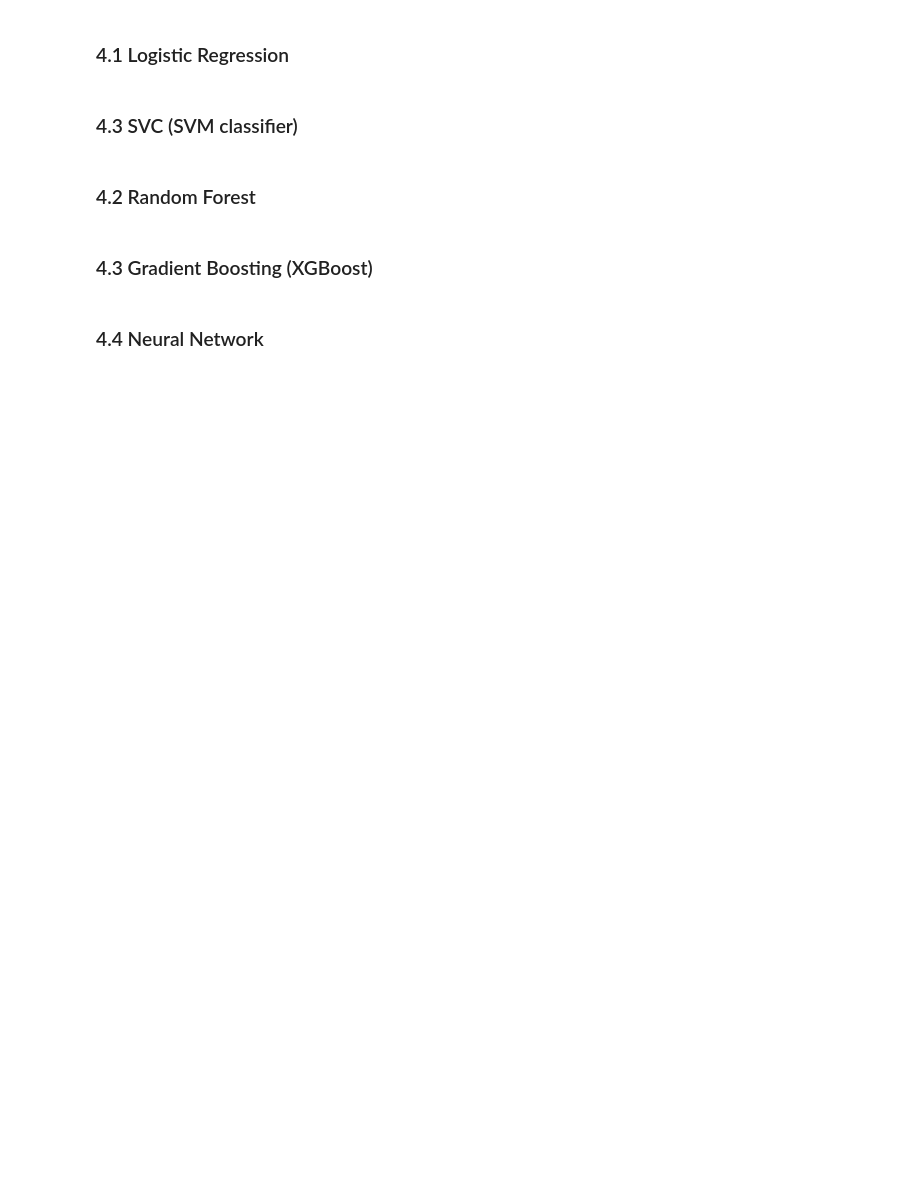
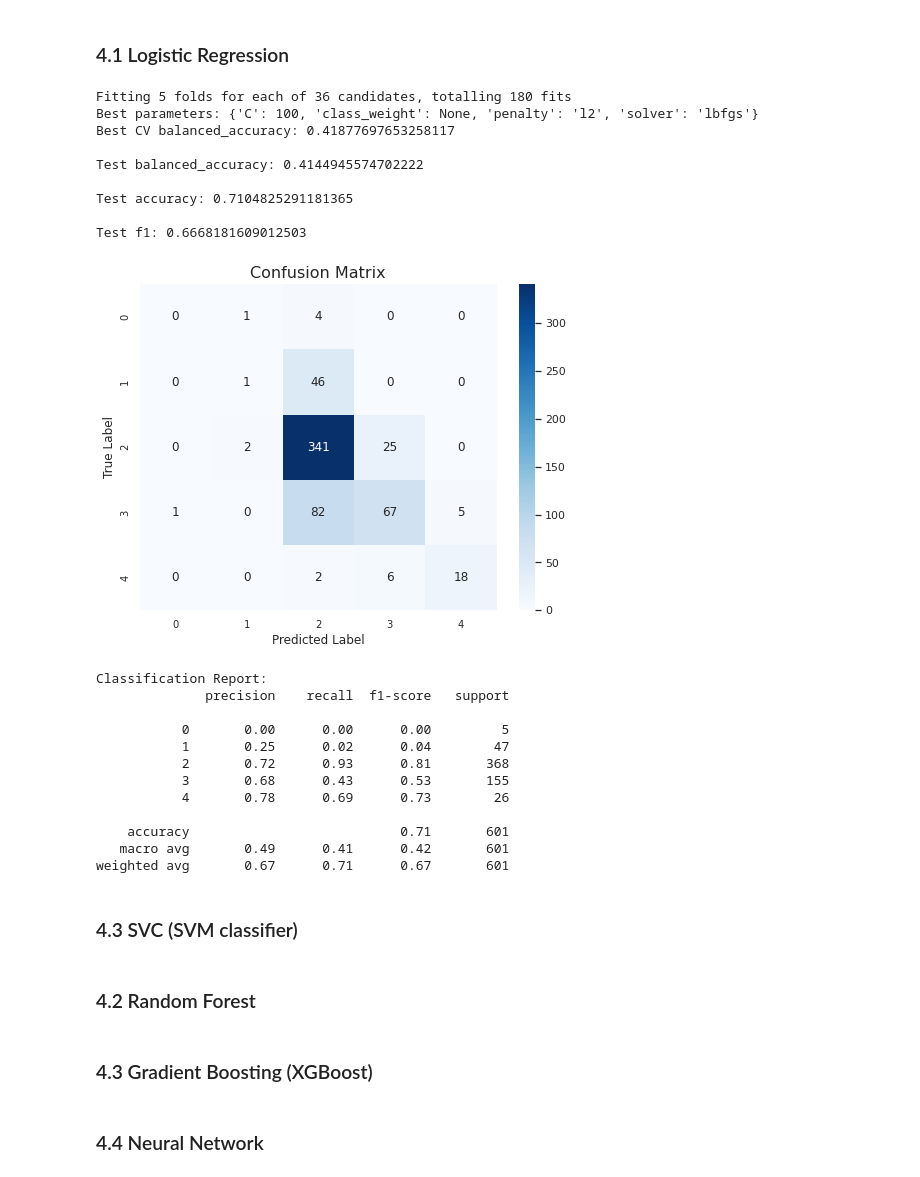
Before and after one commit to HammaTime123/Investigation-into-Developing-a-Classifier-for-Movie-Rating-for-IMDB-Data-Se, a Jupyter notebook: proj2.ipynb, the cells around one changed output. Cells and saved outputs as stored; diff of their text form; code cells hidden in the pictures; blank space fills up the shorter version.

```diff
--- a/proj2.ipynb
+++ b/proj2.ipynb
@@ -229,7 +249,7 @@ sub_region = pd.DataFrame("BLANK", index=np.arange(len(cont)), columns=["sub_reg
 cont = pd.concat([cont, sub_region], axis=1)
 
 # Load a country-to-region mapping table
-countryTable = pd.read_csv("CountryToRegion.csv")
+countryTable = pd.read_csv("project_data/CountryToRegion.csv")
 
 # Function to map countries to their corresponding sub-region and continent
 def getRegion(row):
@@ -1077,6 +1207,8 @@ final_features = ['num_voted_users', 'Drama', 'title_year', 'gross', 'Action', '
 # %% [markdown]
 ### 4.1 Logistic Regression
 # %%
+model = "Logistic_Regression"
+
 X_train = X_train_S_TotalDataPlusGenreEncoding[final_features]
 y_train = y_train_S_TotalDataPlusGenreEncoding
 
@@ -1125,34 +1257,57 @@ y_pred = best_model.predict(X_test)
 
 # Calculate test accuracy
 test_balanced_acc = balanced_accuracy_score(y_test, y_pred)
 print("\nTest balanced_accuracy:", test_balanced_acc)
 
 # Calculate test accuracy
 test_acc = accuracy_score(y_test, y_pred)
 print("\nTest accuracy:", test_acc)
 
 # Calculate test accuracy
-test_f1 = f1_score(y_test, y_pred)
+test_f1 = f1_score(y_test, y_pred, average='weighted')
 print("\nTest f1:", test_f1)
 
 # Generate the confusion matrix
 cm = confusion_matrix(y_test, y_pred)
 
 plt.figure(figsize=(8, 6))  # set figure size
 sns.heatmap(cm, annot=True, fmt='d', cmap='Blues')
 plt.title("Confusion Matrix", fontsize=16)
 plt.ylabel("True Label", fontsize=12)
 plt.xlabel("Predicted Label", fontsize=12)
 
 # Adjust tick label size (optional)
 plt.xticks(fontsize=10)
 plt.yticks(fontsize=10)
 
 plt.show()
 
 # Classification Report
 print("\nClassification Report:")
 print(classification_report(y_test, y_pred))
+# %% [output]
+Fitting 5 folds for each of 36 candidates, totalling 180 fits
+Best parameters: {'C': 100, 'class_weight': None, 'penalty': 'l2', 'solver': 'lbfgs'}
+Best CV balanced_accuracy: 0.41877697653258117
+
+Test balanced_accuracy: 0.4144945574702222
+
+Test accuracy: 0.7104825291181365
+
+Test f1: 0.6668181609012503
+[figure, added]
+Classification Report:
+              precision    recall  f1-score   support
+
+           0       0.00      0.00      0.00         5
+           1       0.25      0.02      0.04        47
+           2       0.72      0.93      0.81       368
+           3       0.68      0.43      0.53       155
+           4       0.78      0.69      0.73        26
+
+    accuracy                           0.71       601
+   macro avg       0.49      0.41      0.42       601
+weighted avg       0.67      0.71      0.67       601
 # %% [markdown]
 ### 4.3 SVC (SVM classifier)
 # %%
```
Also changed, not shown: parts of 8 cells of this notebook, 4 other files.
